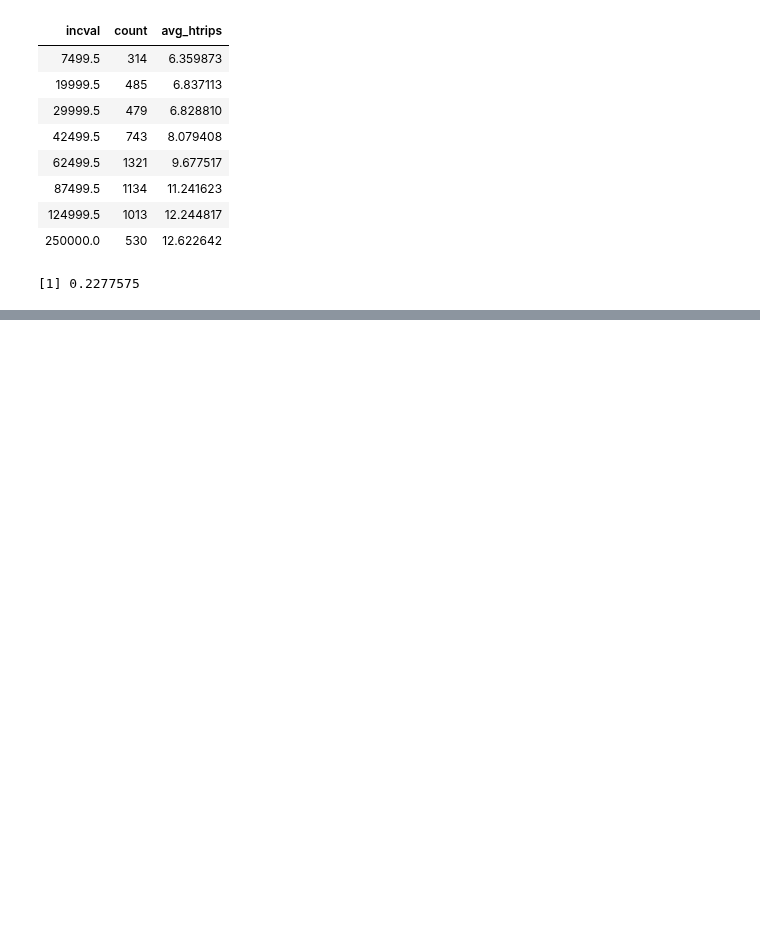
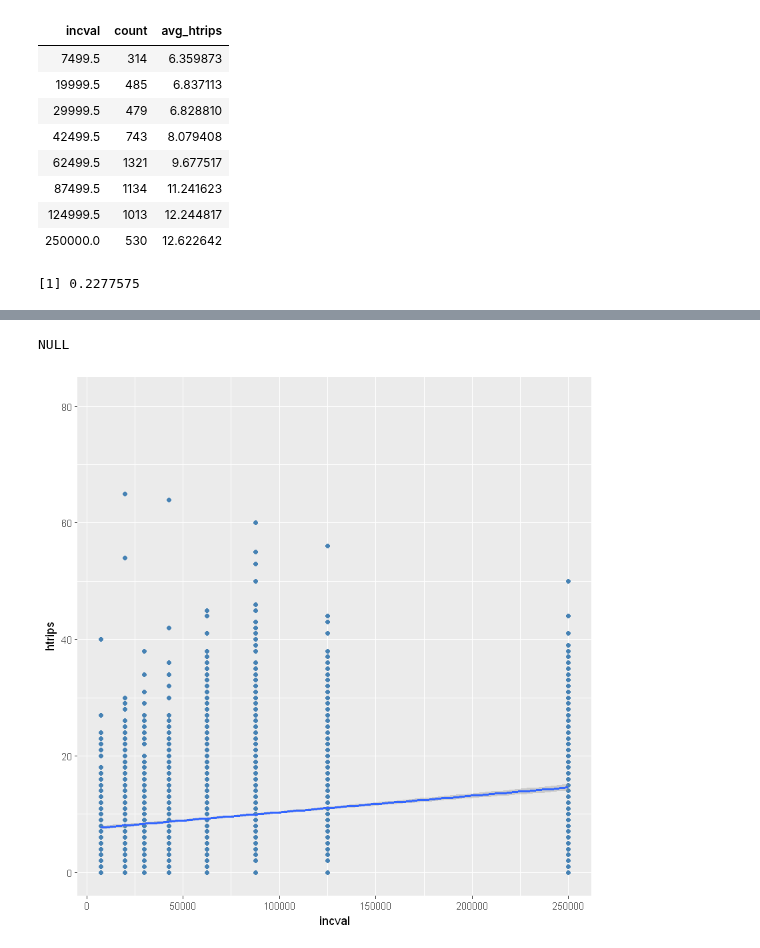
Before and after one commit to saashimi/USP_587, a Jupyter notebook: hw1-r.ipynb, the cells around one changed output, grey strips where cells are left out. Cells and saved outputs as stored; diff of their text form; code cells hidden in the pictures; blank space fills up the shorter version.

```diff
--- a/hw1-r.ipynb
+++ b/hw1-r.ipynb
@@ -204,0 +238,8 @@ cor(df$incval, df$htrips, use="complete.obs")
+# %%
+df %>%
+    ggplot(aes(x=incval, y=htrips)) +
+    geom_point(stat="identity", color="steelblue") +
+    geom_smooth(method=lm)
+    labs(title="Fig 4. Household Trips by INCVAL") +
+    theme_minimal()
+# %% [output]
@@ -204,0 +249,2 @@ cor(df$incval, df$htrips, use="complete.obs")
+NULL
+[figure, added]
```
Also changed, not shown: parts of 4 cells of this notebook.
